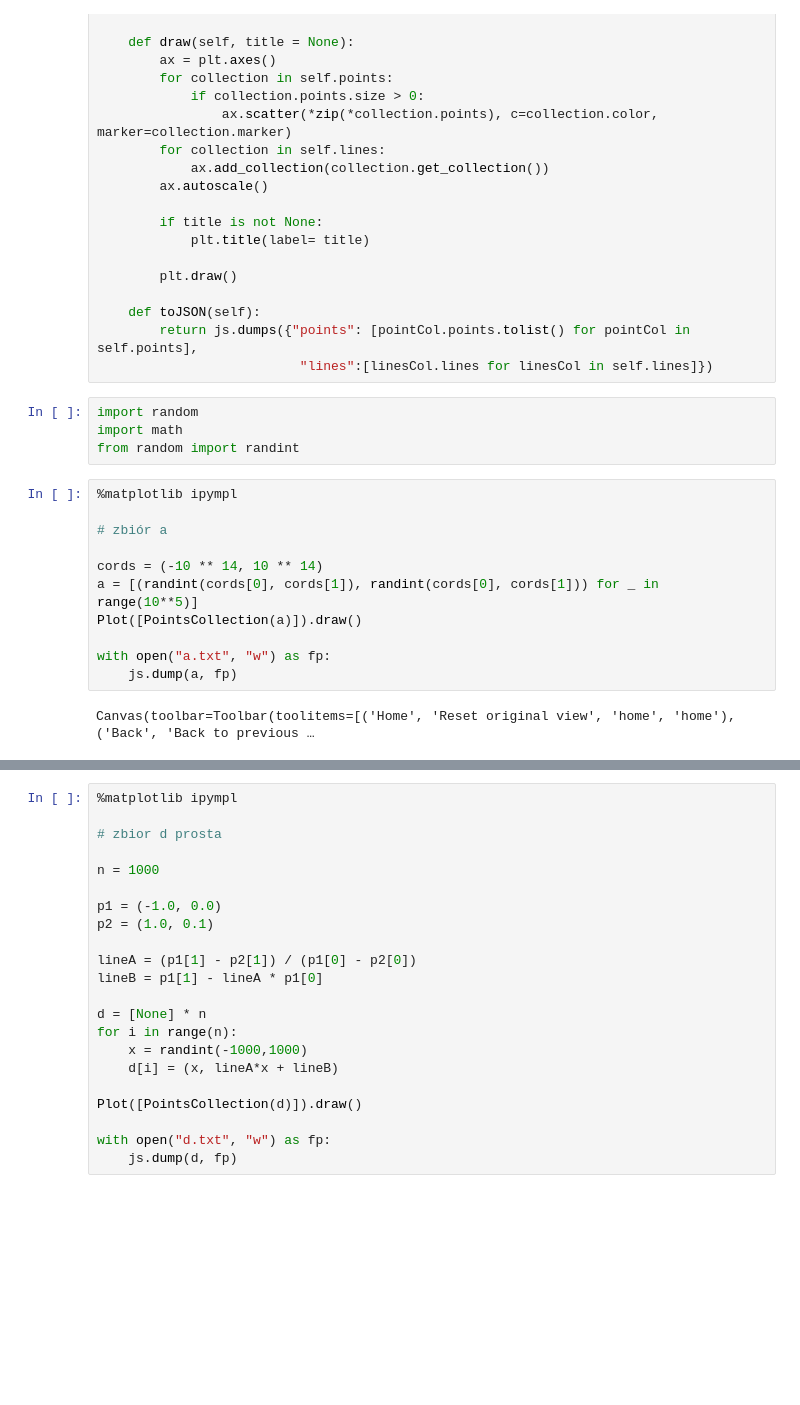
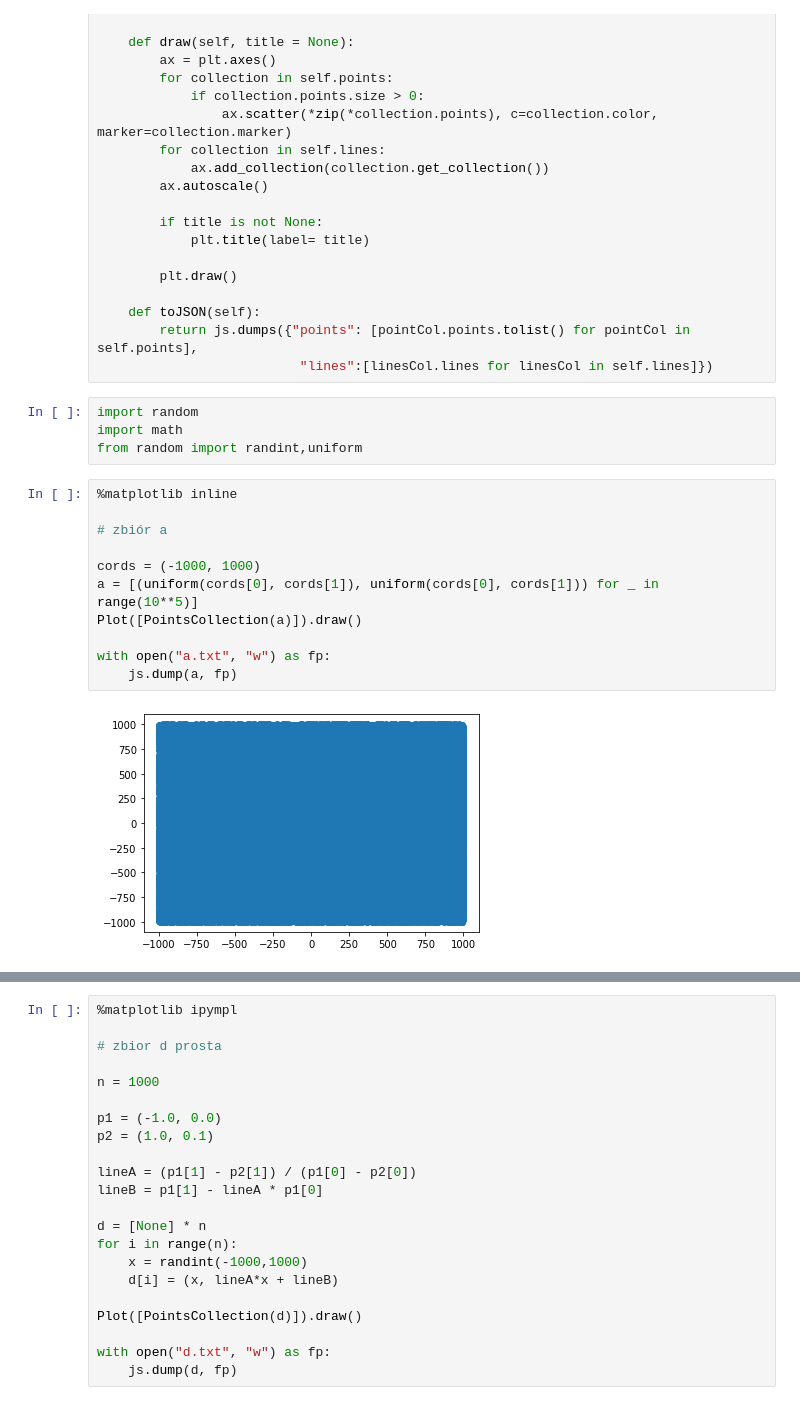
Before and after one commit to RysiekPrecikowski/geometryczne, a Jupyter notebook: lab1/lab1Jupyter.ipynb, the cells around one changed output, grey strips where cells are left out. Drawn from its saved outputs; the diff is of its cells as text; blank space fills up the shorter version.

```diff
--- a/lab1/lab1Jupyter.ipynb
+++ b/lab1/lab1Jupyter.ipynb
@@ -54,20 +54,20 @@ class Plot:
 # %%
 import random
 import math
-from random import randint
+from random import randint,uniform
 # %%
-%matplotlib ipympl
+%matplotlib inline
 
 # zbiór a
 
-cords = (-10 ** 14, 10 ** 14)
-a = [(randint(cords[0], cords[1]), randint(cords[0], cords[1])) for _ in range(10**5)]
+cords = (-1000, 1000)
+a = [(uniform(cords[0], cords[1]), uniform(cords[0], cords[1])) for _ in range(10**5)]
 Plot([PointsCollection(a)]).draw()
 
 with open("a.txt", "w") as fp:
     js.dump(a, fp)
 # %% [output]
-Canvas(toolbar=Toolbar(toolitems=[('Home', 'Reset original view', 'home', 'home'), ('Back', 'Back to previous …
+[figure, added]
 # %%
 %matplotlib ipympl
 
```
Also changed, not shown: parts of 20 cells of this notebook, 15 other files.
